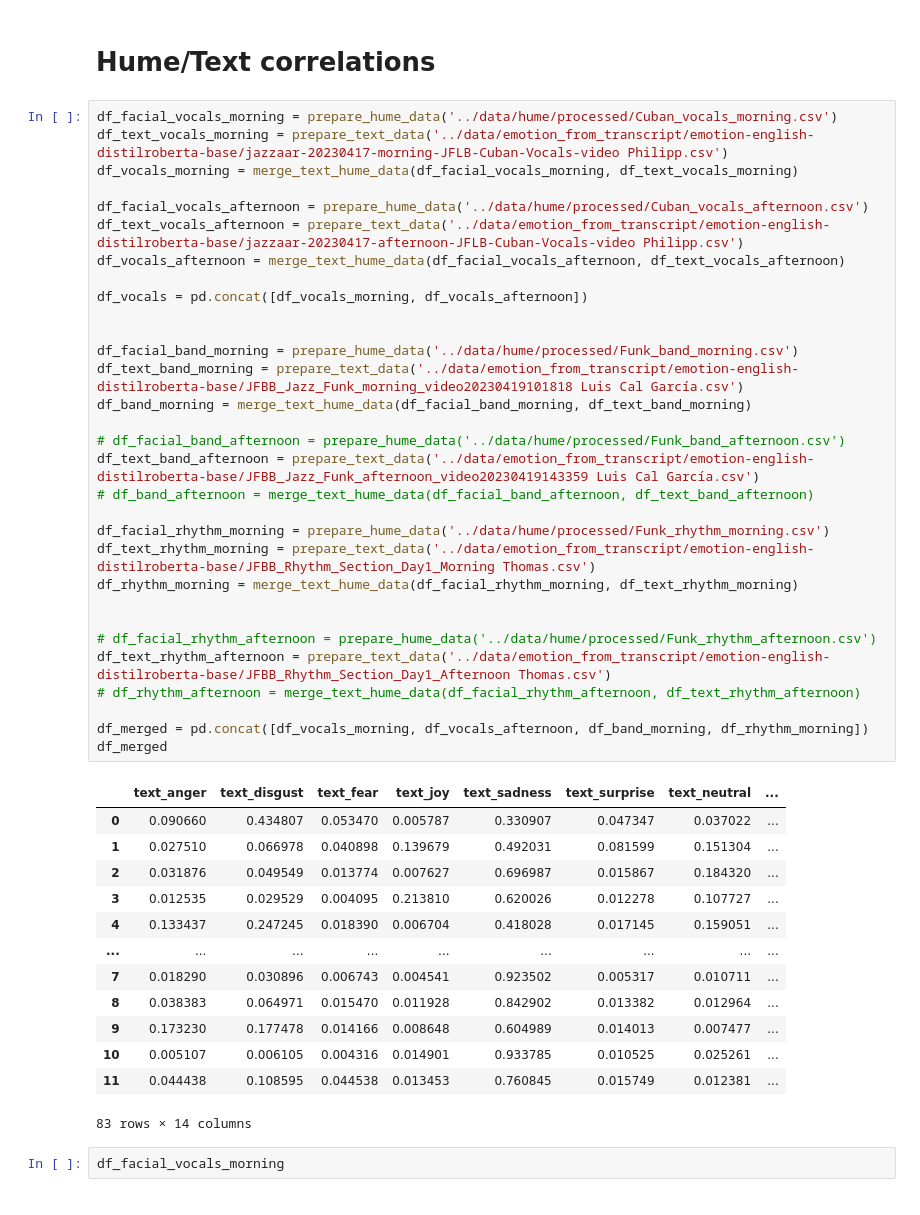
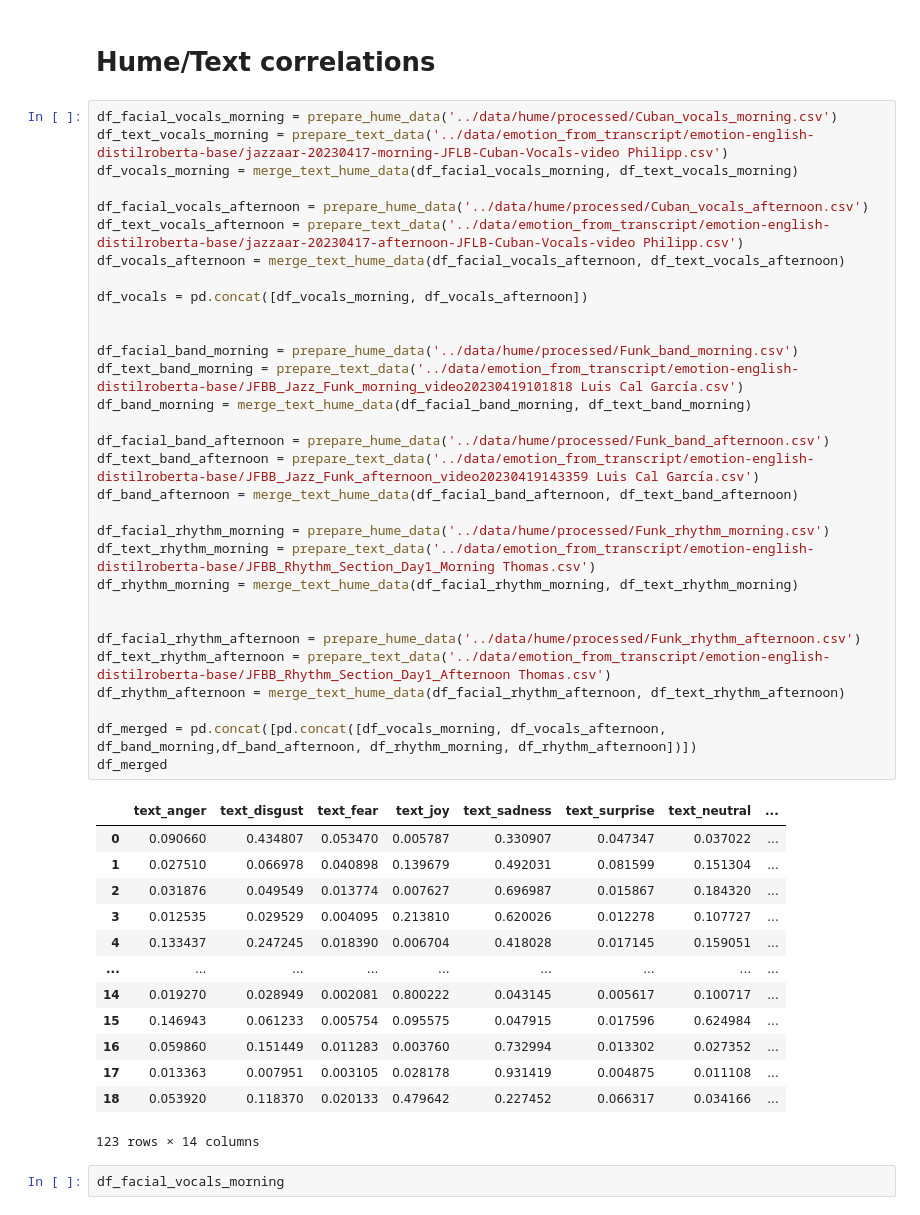
Before and after one commit to RavenRudi/coin_jazz, a Jupyter notebook: notebooks/rq2_correlations.ipynb, the cells around one changed output. Drawn from its saved outputs; the diff is of its cells as text.

```diff
--- a/notebooks/rq2_correlations.ipynb
+++ b/notebooks/rq2_correlations.ipynb
@@ -101,44 +101,44 @@ df_vocals_morning = merge_text_hume_data(df_facial_vocals_morning, df_text_vocal
 
 df_facial_vocals_afternoon = prepare_hume_data('../data/hume/processed/Cuban_vocals_afternoon.csv')
 df_text_vocals_afternoon = prepare_text_data('../data/emotion_from_transcript/emotion-english-distilroberta-base/jazzaar-20230417-afternoon-JFLB-Cuban-Vocals-video Philipp.csv')
 df_vocals_afternoon = merge_text_hume_data(df_facial_vocals_afternoon, df_text_vocals_afternoon)
 
 df_vocals = pd.concat([df_vocals_morning, df_vocals_afternoon])
 
 
 df_facial_band_morning = prepare_hume_data('../data/hume/processed/Funk_band_morning.csv')
 df_text_band_morning = prepare_text_data('../data/emotion_from_transcript/emotion-english-distilroberta-base/JFBB_Jazz_Funk_morning_video20230419101818 Luis Cal García.csv')
 df_band_morning = merge_text_hume_data(df_facial_band_morning, df_text_band_morning)
 
-# df_facial_band_afternoon = prepare_hume_data('../data/hume/processed/Funk_band_afternoon.csv')
+df_facial_band_afternoon = prepare_hume_data('../data/hume/processed/Funk_band_afternoon.csv')
 df_text_band_afternoon = prepare_text_data('../data/emotion_from_transcript/emotion-english-distilroberta-base/JFBB_Jazz_Funk_afternoon_video20230419143359 Luis Cal García.csv')
-# df_band_afternoon = merge_text_hume_data(df_facial_band_afternoon, df_text_band_afternoon)
+df_band_afternoon = merge_text_hume_data(df_facial_band_afternoon, df_text_band_afternoon)
 
 df_facial_rhythm_morning = prepare_hume_data('../data/hume/processed/Funk_rhythm_morning.csv')
 df_text_rhythm_morning = prepare_text_data('../data/emotion_from_transcript/emotion-english-distilroberta-base/JFBB_Rhythm_Section_Day1_Morning Thomas.csv')
 df_rhythm_morning = merge_text_hume_data(df_facial_rhythm_morning, df_text_rhythm_morning)
 
 
-# df_facial_rhythm_afternoon = prepare_hume_data('../data/hume/processed/Funk_rhythm_afternoon.csv')
+df_facial_rhythm_afternoon = prepare_hume_data('../data/hume/processed/Funk_rhythm_afternoon.csv')
 df_text_rhythm_afternoon = prepare_text_data('../data/emotion_from_transcript/emotion-english-distilroberta-base/JFBB_Rhythm_Section_Day1_Afternoon Thomas.csv')
-# df_rhythm_afternoon = merge_text_hume_data(df_facial_rhythm_afternoon, df_text_rhythm_afternoon)
+df_rhythm_afternoon = merge_text_hume_data(df_facial_rhythm_afternoon, df_text_rhythm_afternoon)
 
-df_merged = pd.concat([df_vocals_morning, df_vocals_afternoon, df_band_morning, df_rhythm_morning])
+df_merged = pd.concat([pd.concat([df_vocals_morning, df_vocals_afternoon, df_band_morning,df_band_afternoon, df_rhythm_morning, df_rhythm_afternoon])])
 df_merged
 # %% [output]
 |  | text_anger | text_disgust | text_fear | text_joy | text_sadness | text_surprise | text_neutral | ... |
 | 0 | 0.090660 | 0.434807 | 0.053470 | 0.005787 | 0.330907 | 0.047347 | 0.037022 | ... |
 | 1 | 0.027510 | 0.066978 | 0.040898 | 0.139679 | 0.492031 | 0.081599 | 0.151304 | ... |
 | 2 | 0.031876 | 0.049549 | 0.013774 | 0.007627 | 0.696987 | 0.015867 | 0.184320 | ... |
 | 3 | 0.012535 | 0.029529 | 0.004095 | 0.213810 | 0.620026 | 0.012278 | 0.107727 | ... |
 | 4 | 0.133437 | 0.247245 | 0.018390 | 0.006704 | 0.418028 | 0.017145 | 0.159051 | ... |
 | ... | ... | ... | ... | ... | ... | ... | ... | ... |
-| 7 | 0.018290 | 0.030896 | 0.006743 | 0.004541 | 0.923502 | 0.005317 | 0.010711 | ... |
-| 8 | 0.038383 | 0.064971 | 0.015470 | 0.011928 | 0.842902 | 0.013382 | 0.012964 | ... |
-| 9 | 0.173230 | 0.177478 | 0.014166 | 0.008648 | 0.604989 | 0.014013 | 0.007477 | ... |
-| 10 | 0.005107 | 0.006105 | 0.004316 | 0.014901 | 0.933785 | 0.010525 | 0.025261 | ... |
-| 11 | 0.044438 | 0.108595 | 0.044538 | 0.013453 | 0.760845 | 0.015749 | 0.012381 | ... |
+| 14 | 0.019270 | 0.028949 | 0.002081 | 0.800222 | 0.043145 | 0.005617 | 0.100717 | ... |
+| 15 | 0.146943 | 0.061233 | 0.005754 | 0.095575 | 0.047915 | 0.017596 | 0.624984 | ... |
+| 16 | 0.059860 | 0.151449 | 0.011283 | 0.003760 | 0.732994 | 0.013302 | 0.027352 | ... |
+| 17 | 0.013363 | 0.007951 | 0.003105 | 0.028178 | 0.931419 | 0.004875 | 0.011108 | ... |
+| 18 | 0.053920 | 0.118370 | 0.020133 | 0.479642 | 0.227452 | 0.066317 | 0.034166 | ... |
-83 rows × 14 columns
+123 rows × 14 columns
 # %%
 df_facial_vocals_morning
 # %% [output]
```
Also changed, not shown: parts of 9 cells of this notebook, 56 other files.
